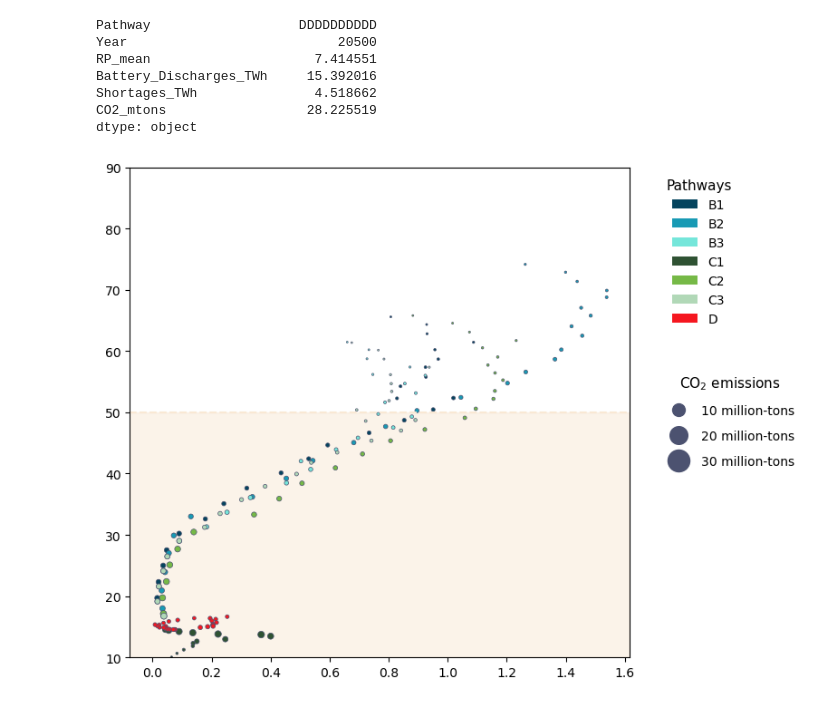
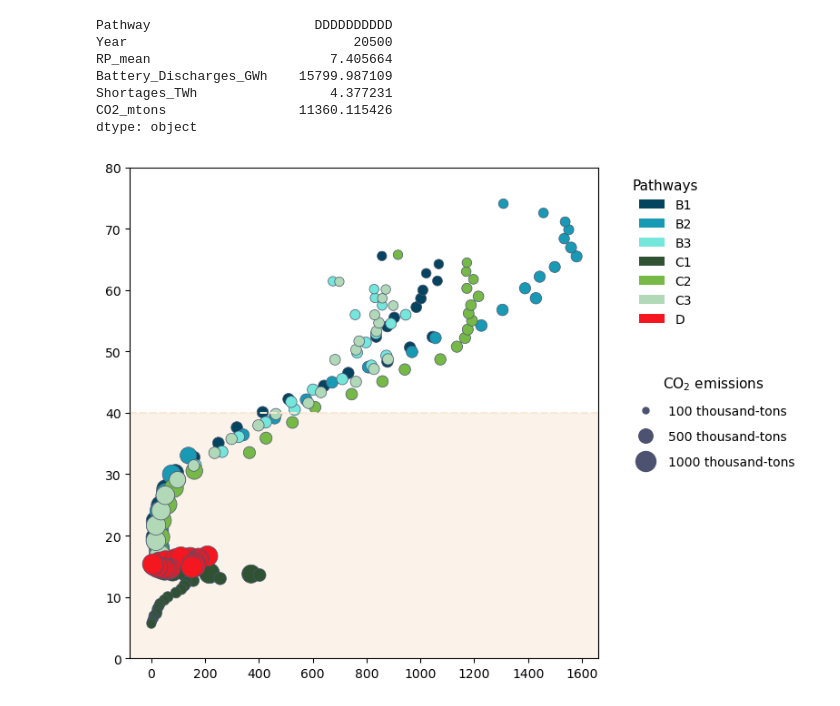
Before and after one commit to amirgazar/Decarbonization-Tradeoffs, a Jupyter notebook: 5 Figures/Energy Storage/Energy_Storage.ipynb, the cells around one changed output. Cells and saved outputs as stored; diff of their text form; code cells hidden in the pictures.

```diff
--- a/5 Figures/Energy Storage/Energy_Storage.ipynb
+++ b/5 Figures/Energy Storage/Energy_Storage.ipynb
@@ -9,18 +9,18 @@ csv_path = "/Users/amirgazar/Documents/GitHub/Decarbonization-Tradeoffs/2 Genera
 yearly_results = pd.read_csv(csv_path)
 
 yearly_results = yearly_results[yearly_results['Pathway'] != 'A']
-yearly_results['CO2_mtons'] = yearly_results['CO2_tons'] / 1e6
+yearly_results['CO2_mtons'] = yearly_results['CO2_tons'] / 1e3
 # %%
-columns_to_summarize = ['RP_mean', 'Battery_Discharges_TWh', 'Shortages_TWh', 'CO2_mtons']
+columns_to_summarize = ['RP_mean', 'Battery_Discharges_GWh', 'Shortages_TWh', 'CO2_mtons']
 yearly_results = yearly_results.groupby(['Pathway', 'Year'])[columns_to_summarize].mean().reset_index()
 print(yearly_results.max()*10)
 # %% [output]
-Pathway                   DDDDDDDDDD
-Year                           20500
-RP_mean                     7.414551
-Battery_Discharges_TWh     15.392016
-Shortages_TWh               4.518662
-CO2_mtons                  28.225519
+Pathway                     DDDDDDDDDD
+Year                             20500
+RP_mean                       7.405664
+Battery_Discharges_GWh    15799.987109
+Shortages_TWh                 4.377231
+CO2_mtons                 11360.115426
 dtype: object
 # %%
 import matplotlib.pyplot as plt
@@ -48,16 +48,16 @@ pathway_colors = {
 plt.figure(figsize=(8, 6))
 
 # Add light pink shading between 10% and 50% (excluded from legend)
-plt.axhspan(10, 50, color="#f9e8d4", alpha=0.5)
+plt.axhspan(0, 40, color="#f9e8d4", alpha=0.5)
 # Add a dashed horizontal line at 50% (excluded from legend)
-plt.axhline(y=50, color="#f9e8d4", linestyle="--", linewidth=1.5)
+plt.axhline(y=40, color="#f9e8d4", linestyle="--", linewidth=1.5)
 
 for pathway in unique_pathways:
     subset = yearly_results[yearly_results["Pathway"] == pathway]
     plt.scatter(
-        subset["Battery_Discharges_TWh"],  # x-axis
+        subset["Battery_Discharges_GWh"],  # x-axis
         subset["RP_mean_percent"],  # y-axis
-        s=subset["CO2_mtons"]*10,  # Bubble size
+        s=subset["CO2_mtons"]*0.25,  # Bubble size
         color=pathway_colors.get(pathway, "#D3D3D3"),  # Default to light gray if not in predefined colors
         edgecolors="#4C5270",  # Edge color
         linewidth=0.5, label=pathway
@@ -76,35 +76,35 @@ color_legend_labels = [
     for pathway in unique_pathways
 ]
 
 
 # Legend for bubble sizes
-bubble_sizes = [10, 20, 30]  # Example bubble sizes in mtons
-scaling_factor = 10  # Ensure this matches the scale factor used in `s`
+bubble_sizes = [100, 500, 1000]  # Example bubble sizes in mtons
+scaling_factor = 0.25  # Ensure this matches the scale factor used in `s`
 bubble_legend_labels = [
     mlines.Line2D(
         [], [], color='#4C5270', marker='o', linestyle='None',
         markersize=(size * scaling_factor)**0.5,  # Correct for area scaling
-        label=f"{size} million-tons"
+        label=f"{size} thousand-tons"
     )
     for size in bubble_sizes
 ]
 
 # Add legends
 color_legend = plt.legend(handles=color_legend_labels, title="Pathways", fontsize=10,
                           title_fontsize=11, loc="upper left", bbox_to_anchor=(1.05, 1), frameon=False)
 plt.gca().add_artist(color_legend)
 
 bubble_legend = plt.legend(handles=bubble_legend_labels, title="CO$_2$ emissions", fontsize=10,
                            title_fontsize=11, loc="upper left", labelspacing=1, bbox_to_anchor=(1.05, 0.6),
                            frameon=False)
 
 # Set y-axis limits and remove grid lines
-plt.ylim(10, 90)
+plt.ylim(0, 80)
 plt.grid(False)
 
 # Adjust layout to make space for the legends
 plt.tight_layout()
 plt.savefig('Energy_storage.svg', dpi=300, bbox_inches='tight')
 plt.show()
 # %% [output]
-[figure, old version]
+[figure, new version]
```
Also changed, not shown: 49 other files.
